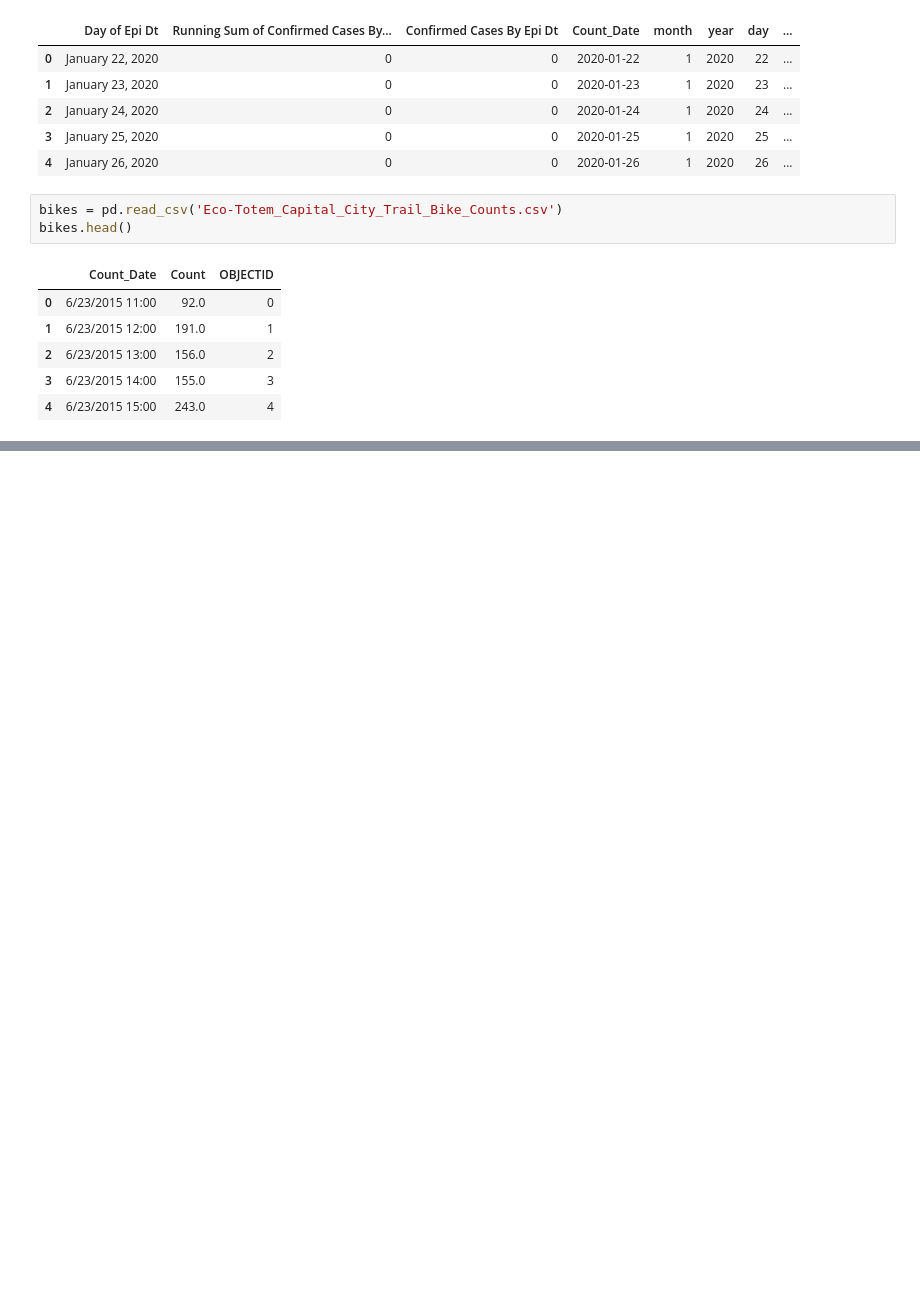
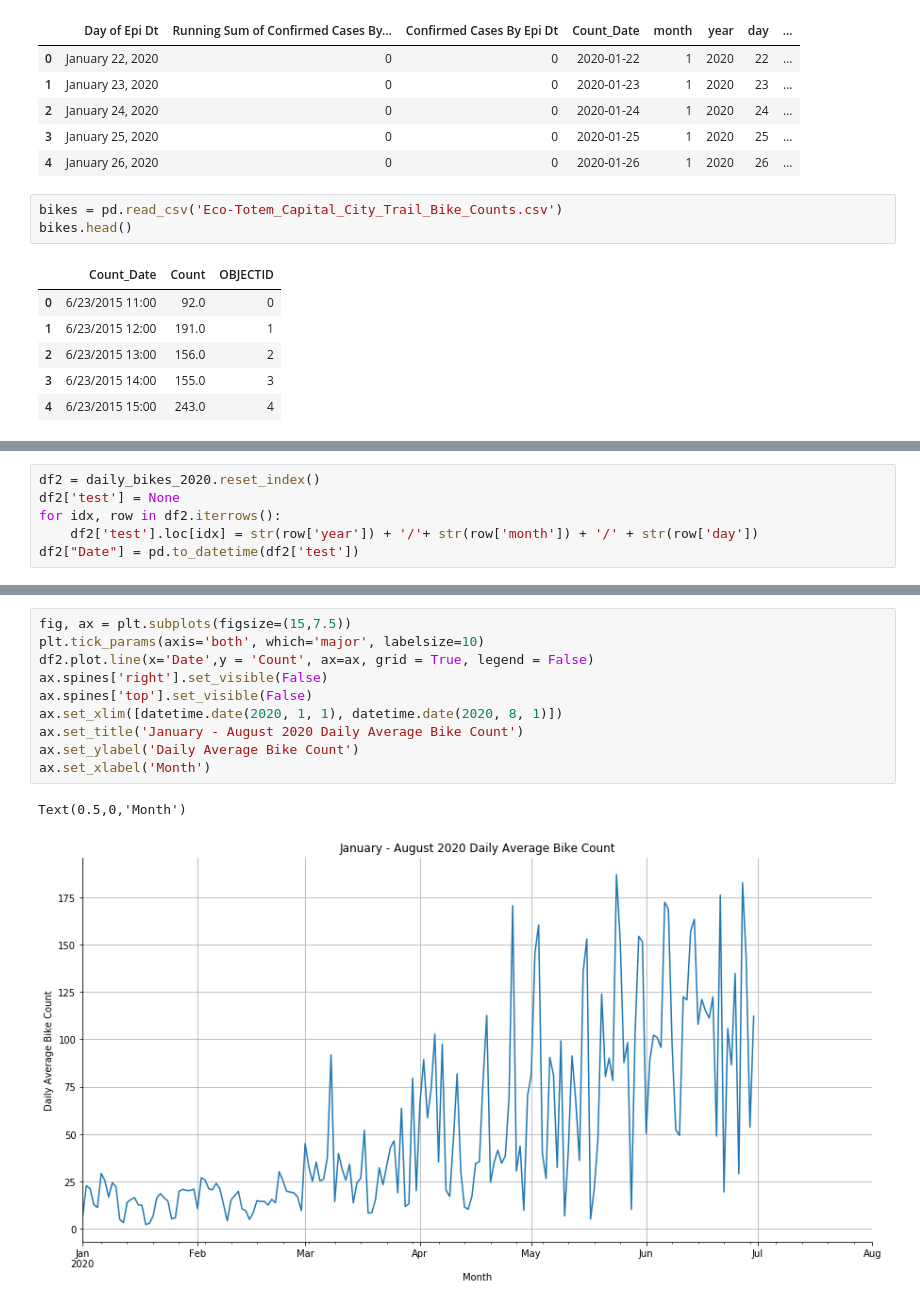
Before and after one commit to hchen549/CS638_2020F, a Jupyter notebook: Bikes and Covid-19.ipynb, the cells around one changed output, grey strips where cells are left out. Cells and saved outputs as stored; diff of their text form; blank space fills up the shorter version.

```diff
--- a/Bikes and Covid-19.ipynb
+++ b/Bikes and Covid-19.ipynb
@@ -91,0 +124,6 @@ bikes_2020.plot.line(x = 'Count_Date', y = 'Count', figsize = (15,7.5), grid = T
+# %%
+df2 = daily_bikes_2020.reset_index()
+df2['test'] = None
+for idx, row in df2.iterrows():
+    df2['test'].loc[idx] = str(row['year']) + '/'+ str(row['month']) + '/' + str(row['day'])
+df2["Date"] = pd.to_datetime(df2['test'])
@@ -92,3 +151,16 @@ bikes_2020.plot.line(x = 'Count_Date', y = 'Count', figsize = (15,7.5), grid = T
+# %%
+fig, ax = plt.subplots(figsize=(15,7.5))
+plt.tick_params(axis='both', which='major', labelsize=10)
+df2.plot.line(x='Date',y = 'Count', ax=ax, grid = True, legend = False)
+ax.spines['right'].set_visible(False)
+ax.spines['top'].set_visible(False)
+ax.set_xlim([datetime.date(2020, 1, 1), datetime.date(2020, 8, 1)])
+ax.set_title('January - August 2020 Daily Average Bike Count')
+ax.set_ylabel('Daily Average Bike Count')
+ax.set_xlabel('Month')
+# %% [output]
+Text(0.5,0,'Month')
+[figure, added]
 # %%
 bikes["covid"] = bikes[["month", "year"]].apply(lambda x: 'After Covid' if x["month"] >= 3 and x["year"] == 2020 else 'Before Covid', axis = 1)
 bikes = bikes.sort_values(by='Count_Date')
```
Also changed, not shown: parts of 15 cells of this notebook.
